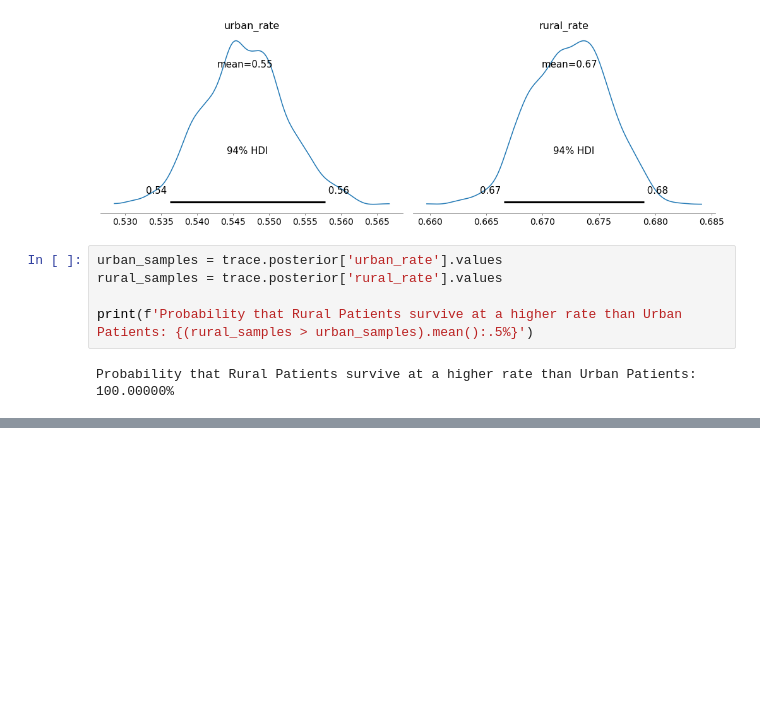
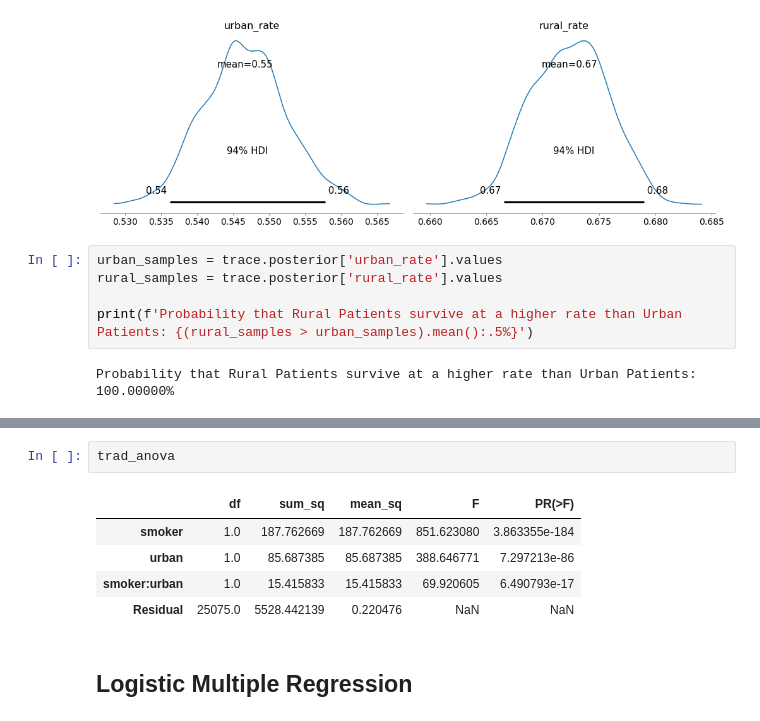
Before and after one commit to jrizcallah/bayesian_ab_testing, a Jupyter notebook: bayesian_AB_test.ipynb, the cells around one changed output, grey strips where cells are left out. Drawn from its saved outputs; the diff is of its cells as text; blank space fills up the shorter version.

```diff
--- a/bayesian_AB_test.ipynb
+++ b/bayesian_AB_test.ipynb
@@ -119,0 +213,10 @@ Probability that Rural Patients survive at a higher rate than Urban Patients: 10
+# %%
+trad_anova
+# %% [output]
+|  | df | sum_sq | mean_sq | F | PR(>F) |
+| smoker | 1.0 | 187.762669 | 187.762669 | 851.623080 | 3.863355e-184 |
+| urban | 1.0 | 85.687385 | 85.687385 | 388.646771 | 7.297213e-86 |
+| smoker:urban | 1.0 | 15.415833 | 15.415833 | 69.920605 | 6.490793e-17 |
+| Residual | 25075.0 | 5528.442139 | 0.220476 | NaN | NaN |
+# %% [markdown]
+## Logistic Multiple Regression
```
Also changed, not shown: parts of 6 cells of this notebook.
